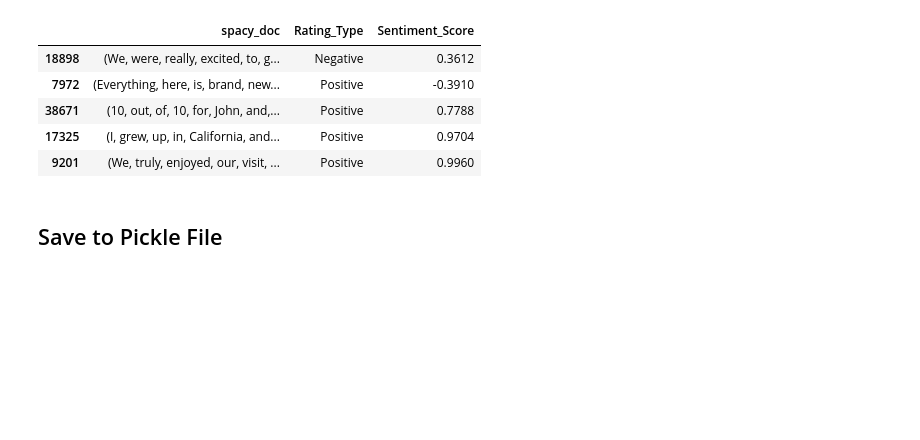
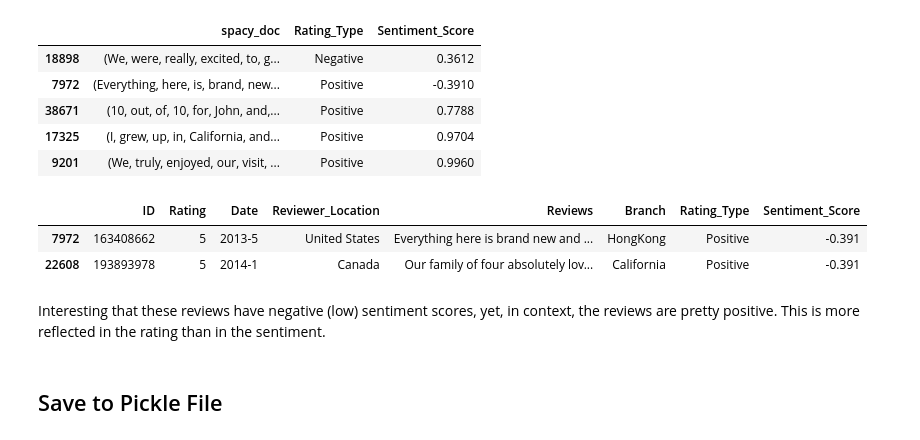
Before and after one commit to sandra-t-3282/Sentiment_Analysis_Disney_Parks_Reviews, a Jupyter notebook: NLP_spaCy_topic_modeling.ipynb, the cells around one changed output. Drawn from its saved outputs; the diff is of its cells as text; code cells hidden in the pictures; blank space fills up the shorter version.

```diff
--- a/NLP_spaCy_topic_modeling.ipynb
+++ b/NLP_spaCy_topic_modeling.ipynb
@@ -81,6 +82,15 @@ df[['spacy_doc', 'Rating_Type', 'Sentiment_Score']].sample(5)
 | 38671 | (10, out, of, 10, for, John, and,... | Positive | 0.7788 |
 | 17325 | (I, grew, up, in, California, and... | Positive | 0.9704 |
 | 9201 | (We, truly, enjoyed, our, visit, ... | Positive | 0.9960 |
+# %%
+# Interesting examples
+df.loc[df.Sentiment_Score==-0.3910]
+# %% [output]
+|  | ID | Rating | Date | Reviewer_Location | Reviews | Branch | Rating_Type | Sentiment_Score |
+| 7972 | 163408662 | 5 | 2013-5 | United States | Everything here is brand new and ... | HongKong | Positive | -0.391 |
+| 22608 | 193893978 | 5 | 2014-1 | Canada | Our family of four absolutely lov... | California | Positive | -0.391 |
+# %% [markdown]
+Interesting that these reviews have negative (low) sentiment scores, yet, in context, the reviews are pretty positive.  This is more reflected in the rating than in the sentiment.
 # %% [markdown]
 ## Save to Pickle File
 # %%
```
Also changed, not shown: parts of 24 cells of this notebook.
